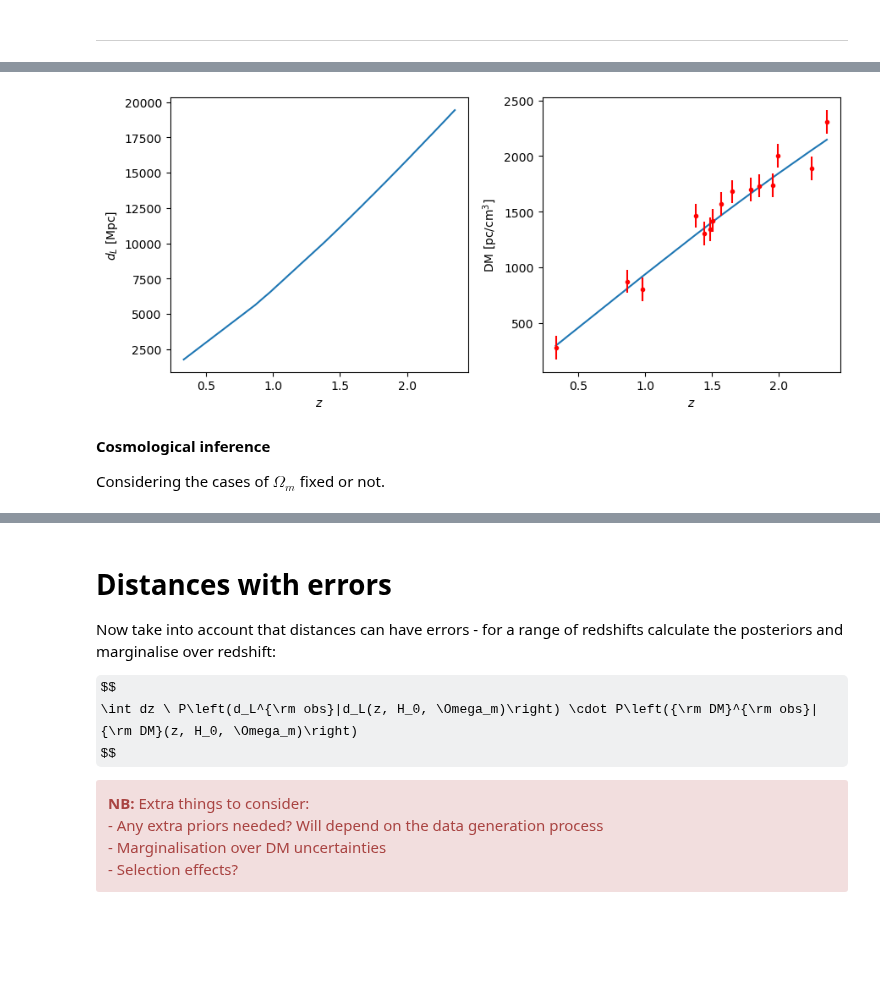
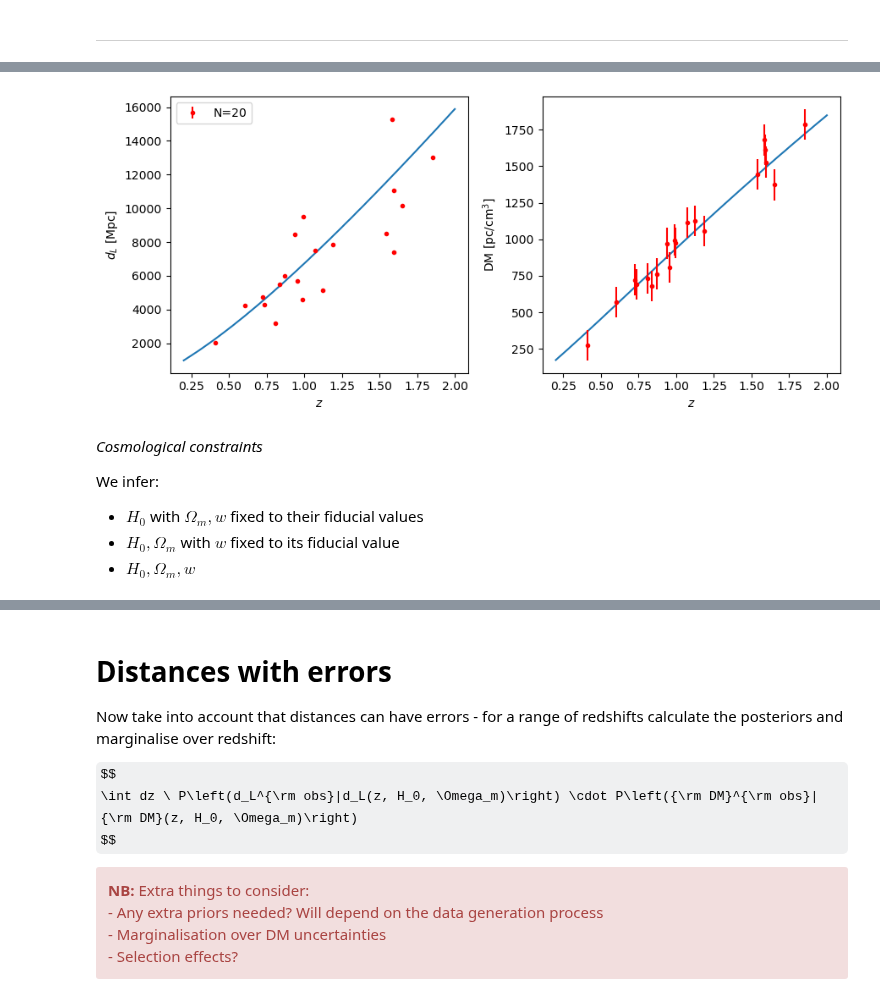
Before and after one commit to MariosNT/FRB_GW_association_cosmo, a Jupyter notebook: Notebooks/Cosmo_constraints.ipynb, the cells around one changed output, grey strips where cells are left out. Cells and saved outputs as stored; diff of their text form; code cells hidden in the pictures; some formulas as TeX source; blank space fills up the shorter version.

```diff
--- a/Notebooks/Cosmo_constraints.ipynb
+++ b/Notebooks/Cosmo_constraints.ipynb
@@ -286,23 +354,29 @@ for z_val in redshifts:
-# %%
-fig = plt.figure(figsize=(9,4))
-ax1 = fig.add_subplot(121)
-ax2 = fig.add_subplot(122)
-
-ax1.plot(redshifts, d_luminosity)
-ax1.set_ylabel(r'$d_{L}$ [Mpc]')
-ax1.set_xlabel(r'$z$')
-
-ax2.plot(redshifts, DM_theory)
-ax2.errorbar(redshifts, DM_obs, yerr=sigma_DM, marker='o', ls='', ms=3, c='r')
-ax2.set_ylabel(r'DM [pc/cm$^3$]')
-ax2.set_xlabel(r'$z$')
-
-plt.tight_layout()
-plt.show()
-# %% [output]
-[figure, removed]
+# %%
+fig = plt.figure(figsize=(9, 4))
+ax1 = fig.add_subplot(121)
+ax2 = fig.add_subplot(122)
+
+ax1.plot(z_range, dL_values_fid)
+ax1.errorbar(z_obs, dL_values_obs, yerr=0, marker='o', ls='', ms=3, c='r', label=f'N={len(z_obs)}')
+ax1.set_ylabel(r'$d_{L}$ [Mpc]')
+ax1.set_xlabel(r'$z$')
+ax1.legend(loc='upper left')
+
+ax2.plot(z_range, DM_values_fid)
+ax2.errorbar(z_obs, DM_values_obs, yerr=SIGMA_DM, marker='o', ls='', ms=3, c='r')
+ax2.set_ylabel(r'DM [pc/cm$^3$]')
+ax2.set_xlabel(r'$z$')
+
+plt.tight_layout()
+plt.show()
+# %% [output]
+[figure, added]
 # %% [markdown]
-**Cosmological inference**
+*Cosmological constraints*
 
-Considering the cases of $\Omega_m$ fixed or not.
+We infer:
+
+- $H_0$ with $\Omega_m, w$ fixed to their fiducial values
+- $H_0, \Omega_m$ with $w$ fixed to its fiducial value
+- $H_0, \Omega_m, w$
 # %%
```
Also changed, not shown: parts of 34 cells of this notebook, 1 other file.
